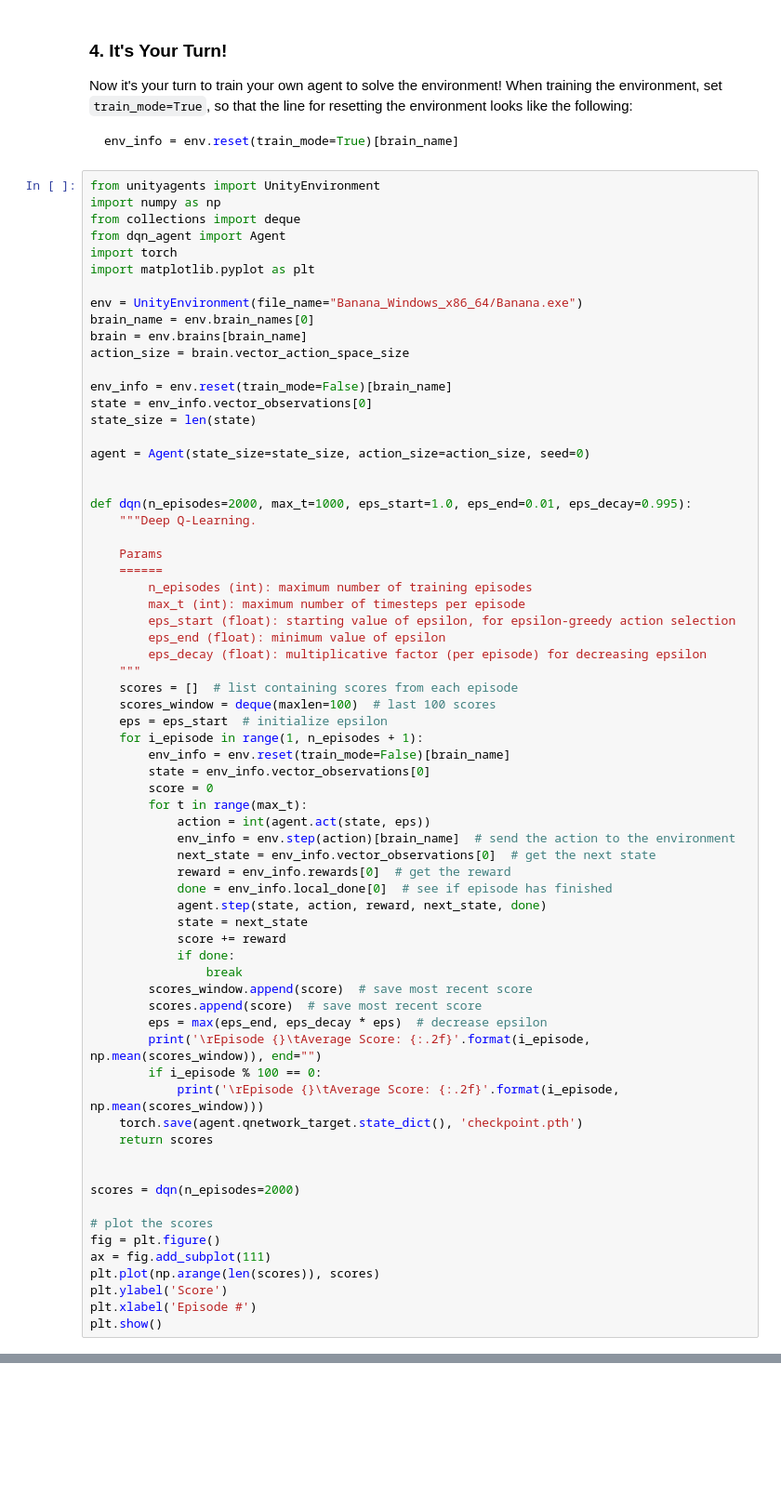
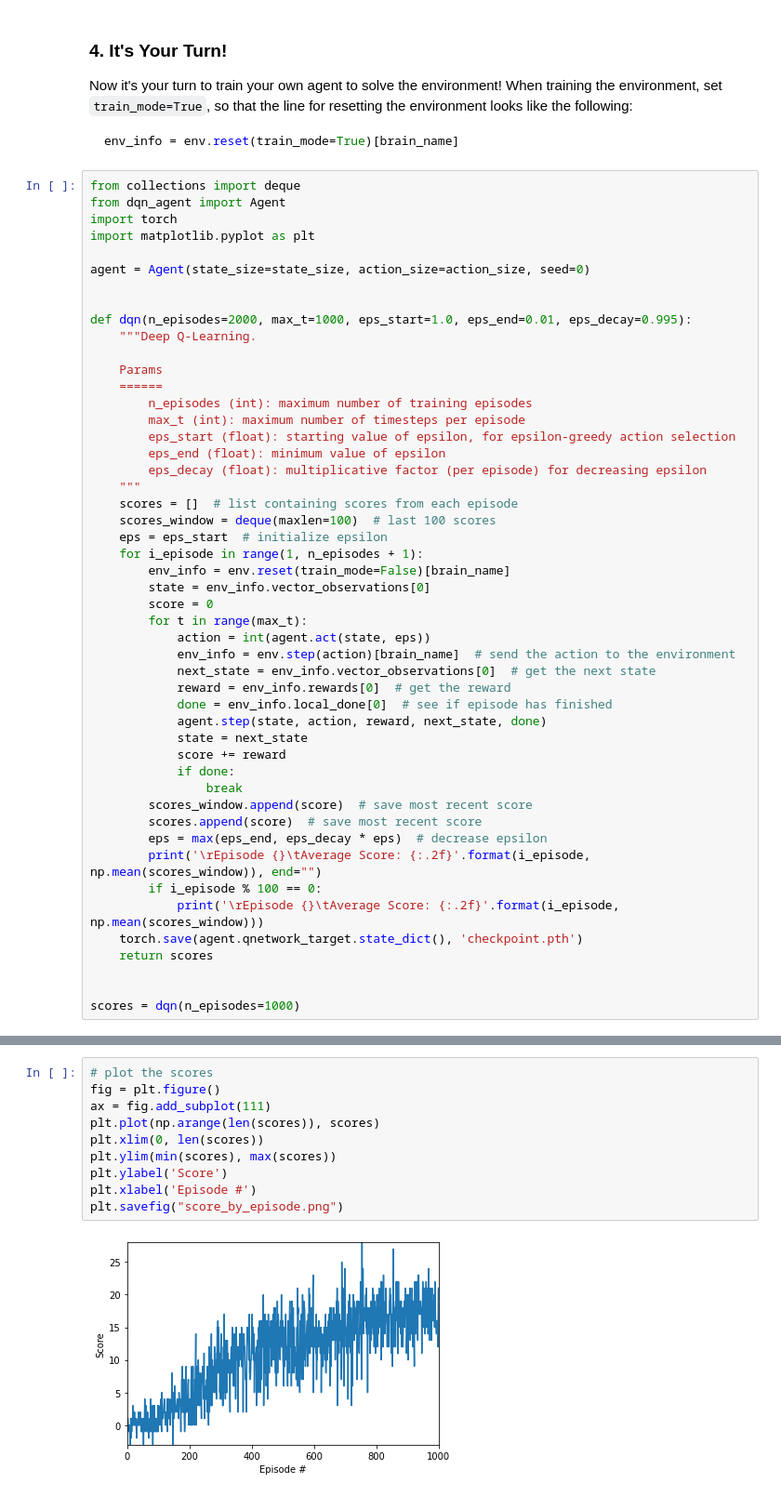
Before and after one commit to fabriciocf92/BananaCollectorNavigator, a Jupyter notebook: Navigation.ipynb, the cells around one changed output, grey strips where cells are left out. Shown at 93% size. Cells and saved outputs as stored; diff of their text form; blank space fills up the shorter version.

````diff
--- a/Navigation.ipynb
+++ b/Navigation.ipynb
@@ -129,21 +127,10 @@ that the line for resetting the environment looks like the following:
 env_info = env.reset(train_mode=True)[brain_name]
 ```
 # %%
-from unityagents import UnityEnvironment
-import numpy as np
 from collections import deque
 from dqn_agent import Agent
 import torch
 import matplotlib.pyplot as plt
-
-env = UnityEnvironment(file_name="Banana_Windows_x86_64/Banana.exe")
-brain_name = env.brain_names[0]
-brain = env.brains[brain_name]
-action_size = brain.vector_action_space_size
-
-env_info = env.reset(train_mode=False)[brain_name]
-state = env_info.vector_observations[0]
-state_size = len(state)
 
 agent = Agent(state_size=state_size, action_size=action_size, seed=0)
 
@@ -187,13 +174,5 @@ def dqn(n_episodes=2000, max_t=1000, eps_start=1.0, eps_end=0.01, eps_decay=0.99
     return scores
 
 
-scores = dqn(n_episodes=2000)
-
-# plot the scores
-fig = plt.figure()
-ax = fig.add_subplot(111)
-plt.plot(np.arange(len(scores)), scores)
-plt.ylabel('Score')
-plt.xlabel('Episode #')
-plt.show()
+scores = dqn(n_episodes=1000)
 # %% [output]
@@ -233,0 +189,12 @@ AttributeError: 'numpy.int64' object has no attribute 'keys'
+# %%
+# plot the scores
+fig = plt.figure()
+ax = fig.add_subplot(111)
+plt.plot(np.arange(len(scores)), scores)
+plt.xlim(0, len(scores))
+plt.ylim(min(scores), max(scores))
+plt.ylabel('Score')
+plt.xlabel('Episode #')
+plt.savefig("score_by_episode.png")
+# %% [output]
+[figure, added]
````
Also changed, not shown: parts of 8 cells of this notebook, 3 other files.
